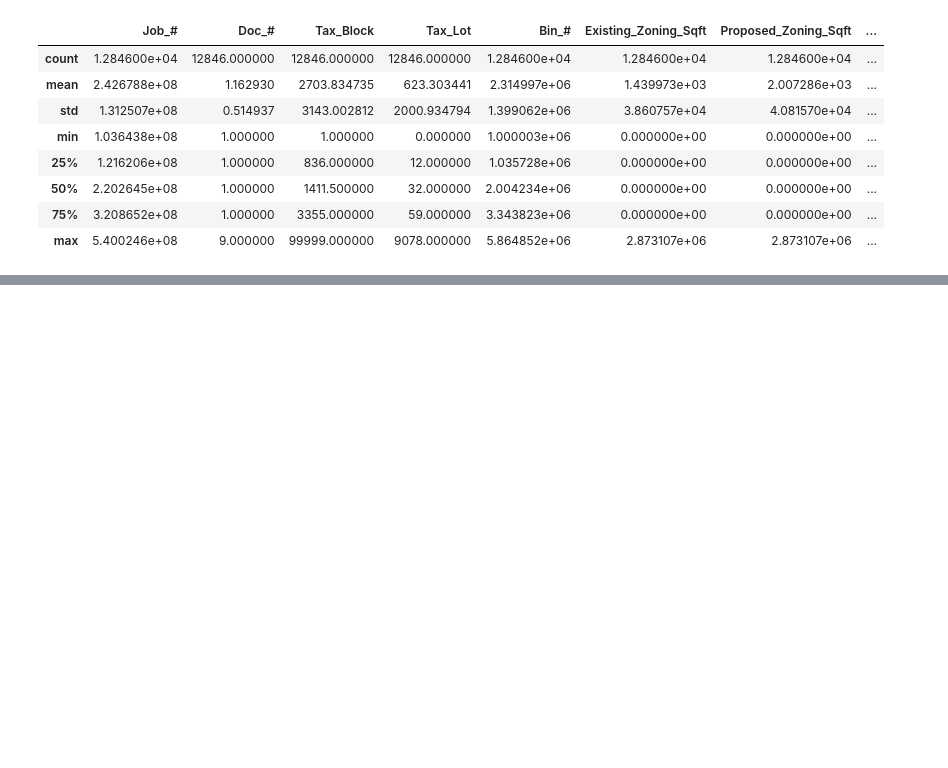
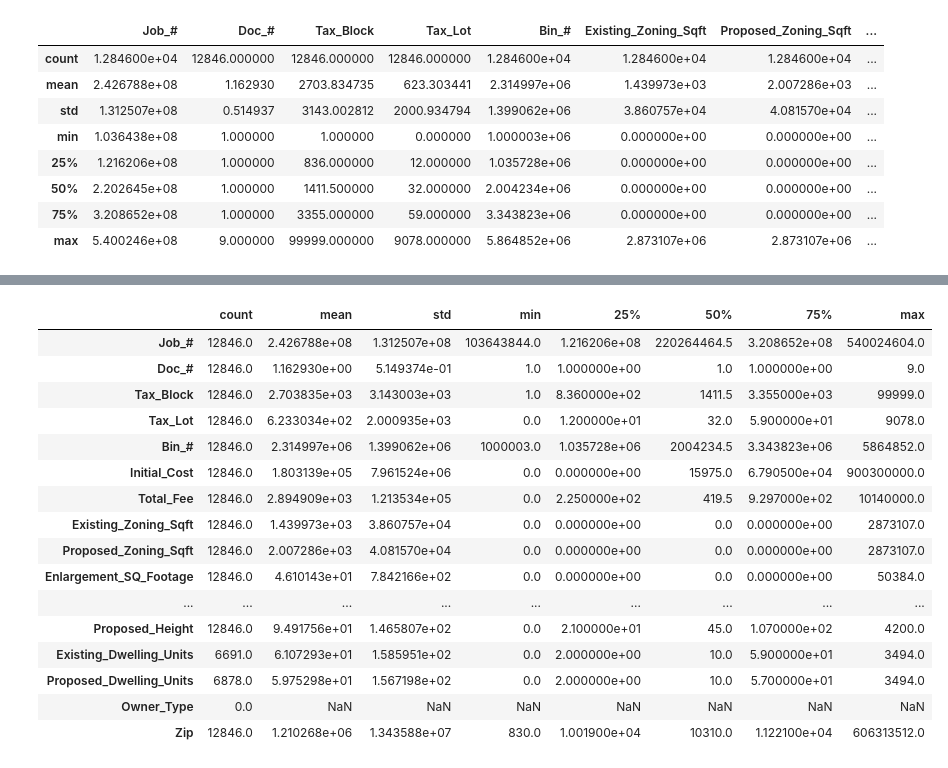
Before and after one commit to crcoronado/Datascience1, a Jupyter notebook: ActividadClase_1.ipynb, the cells around one changed output, grey strips where cells are left out. Drawn from its saved outputs; the diff is of its cells as text; code cells hidden in the pictures; blank space fills up the shorter version.

```diff
--- a/ActividadClase_1.ipynb
+++ b/ActividadClase_1.ipynb
@@ -241,0 +394,20 @@ df.describe()
+# %%
+df.describe().T
+# %% [output]
+|  | count | mean | std | min | 25% | 50% | 75% | max |
+| Job_# | 12846.0 | 2.426788e+08 | 1.312507e+08 | 103643844.0 | 1.216206e+08 | 220264464.5 | 3.208652e+08 | 540024604.0 |
+| Doc_# | 12846.0 | 1.162930e+00 | 5.149374e-01 | 1.0 | 1.000000e+00 | 1.0 | 1.000000e+00 | 9.0 |
+| Tax_Block | 12846.0 | 2.703835e+03 | 3.143003e+03 | 1.0 | 8.360000e+02 | 1411.5 | 3.355000e+03 | 99999.0 |
+| Tax_Lot | 12846.0 | 6.233034e+02 | 2.000935e+03 | 0.0 | 1.200000e+01 | 32.0 | 5.900000e+01 | 9078.0 |
+| Bin_# | 12846.0 | 2.314997e+06 | 1.399062e+06 | 1000003.0 | 1.035728e+06 | 2004234.5 | 3.343823e+06 | 5864852.0 |
+| Initial_Cost | 12846.0 | 1.803139e+05 | 7.961524e+06 | 0.0 | 0.000000e+00 | 15975.0 | 6.790500e+04 | 900300000.0 |
+| Total_Fee | 12846.0 | 2.894909e+03 | 1.213534e+05 | 0.0 | 2.250000e+02 | 419.5 | 9.297000e+02 | 10140000.0 |
+| Existing_Zoning_Sqft | 12846.0 | 1.439973e+03 | 3.860757e+04 | 0.0 | 0.000000e+00 | 0.0 | 0.000000e+00 | 2873107.0 |
+| Proposed_Zoning_Sqft | 12846.0 | 2.007286e+03 | 4.081570e+04 | 0.0 | 0.000000e+00 | 0.0 | 0.000000e+00 | 2873107.0 |
+| Enlargement_SQ_Footage | 12846.0 | 4.610143e+01 | 7.842166e+02 | 0.0 | 0.000000e+00 | 0.0 | 0.000000e+00 | 50384.0 |
+| ... | ... | ... | ... | ... | ... | ... | ... | ... |
+| Proposed_Height | 12846.0 | 9.491756e+01 | 1.465807e+02 | 0.0 | 2.100000e+01 | 45.0 | 1.070000e+02 | 4200.0 |
+| Existing_Dwelling_Units | 6691.0 | 6.107293e+01 | 1.585951e+02 | 0.0 | 2.000000e+00 | 10.0 | 5.900000e+01 | 3494.0 |
+| Proposed_Dwelling_Units | 6878.0 | 5.975298e+01 | 1.567198e+02 | 0.0 | 2.000000e+00 | 10.0 | 5.700000e+01 | 3494.0 |
+| Owner_Type | 0.0 | NaN | NaN | NaN | NaN | NaN | NaN | NaN |
+| Zip | 12846.0 | 1.210268e+06 | 1.343588e+07 | 830.0 | 1.001900e+04 | 10310.0 | 1.122100e+04 | 606313512.0 |
```
Also changed, not shown: parts of 15 cells of this notebook, 1 other file.
